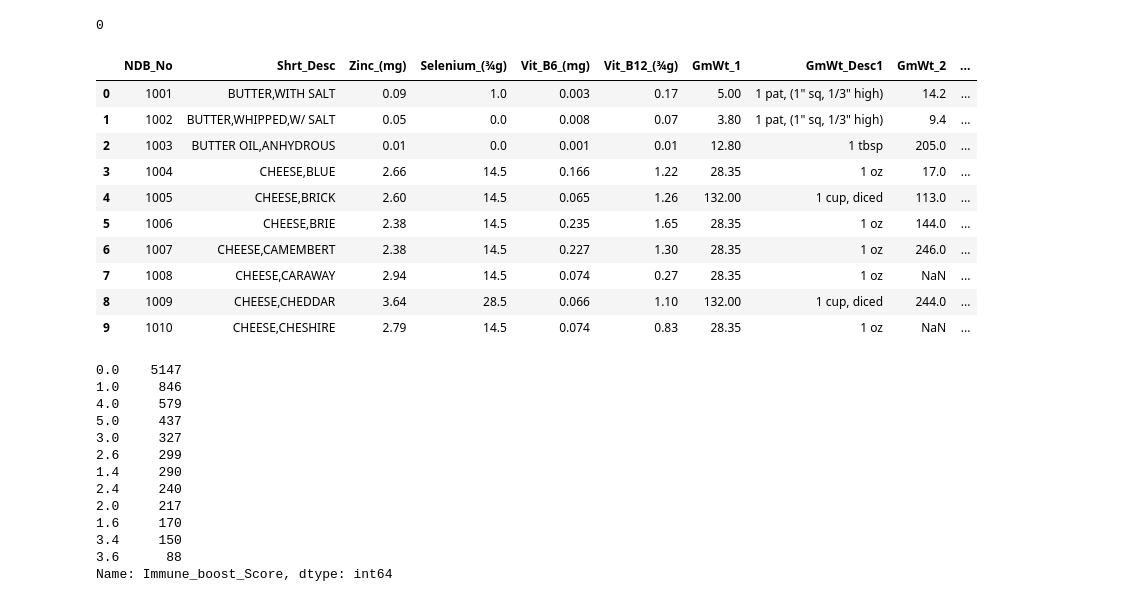
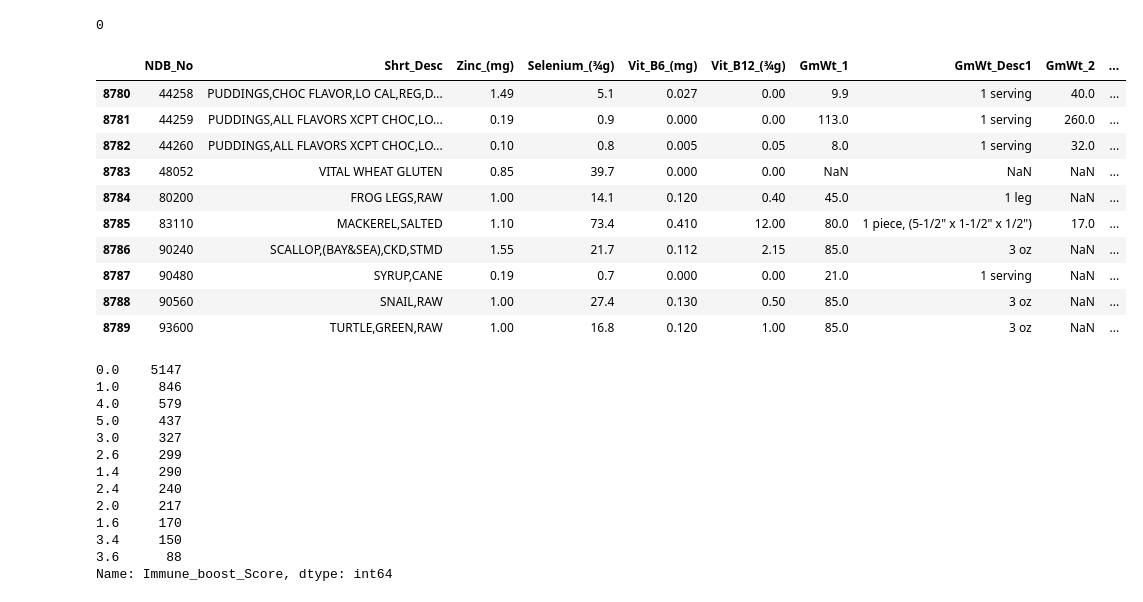
Before and after one commit to linah73/Identifying-immune-boosting-foods, a Jupyter notebook: Capstone2_Food_Scoring_function.ipynb, the cells around one changed output. Saved outputs shown, nothing was run; the diff lists cells and outputs as text; code cells hidden in the pictures.

```diff
--- a/Capstone2_Food_Scoring_function.ipynb
+++ b/Capstone2_Food_Scoring_function.ipynb
@@ -200,19 +200,19 @@ food_scores(1004)
 # %%
 food_df['Immune_boost_Score'] = food_df["NDB_No"].apply(food_scores)
 # %%
-food_df.head(10)
+food_df.tail(10)
 # %% [output]
 |  | NDB_No | Shrt_Desc | Zinc_(mg) | Selenium_(¾g) | Vit_B6_(mg) | Vit_B12_(¾g) | GmWt_1 | GmWt_Desc1 | GmWt_2 | ... |
-| 0 | 1001 | BUTTER,WITH SALT | 0.09 | 1.0 | 0.003 | 0.17 | 5.00 | 1 pat, (1" sq, 1/3" high) | 14.2 | ... |
-| 1 | 1002 | BUTTER,WHIPPED,W/ SALT | 0.05 | 0.0 | 0.008 | 0.07 | 3.80 | 1 pat, (1" sq, 1/3" high) | 9.4 | ... |
-| 2 | 1003 | BUTTER OIL,ANHYDROUS | 0.01 | 0.0 | 0.001 | 0.01 | 12.80 | 1 tbsp | 205.0 | ... |
-| 3 | 1004 | CHEESE,BLUE | 2.66 | 14.5 | 0.166 | 1.22 | 28.35 | 1 oz | 17.0 | ... |
-| 4 | 1005 | CHEESE,BRICK | 2.60 | 14.5 | 0.065 | 1.26 | 132.00 | 1 cup, diced | 113.0 | ... |
-| 5 | 1006 | CHEESE,BRIE | 2.38 | 14.5 | 0.235 | 1.65 | 28.35 | 1 oz | 144.0 | ... |
-| 6 | 1007 | CHEESE,CAMEMBERT | 2.38 | 14.5 | 0.227 | 1.30 | 28.35 | 1 oz | 246.0 | ... |
-| 7 | 1008 | CHEESE,CARAWAY | 2.94 | 14.5 | 0.074 | 0.27 | 28.35 | 1 oz | NaN | ... |
-| 8 | 1009 | CHEESE,CHEDDAR | 3.64 | 28.5 | 0.066 | 1.10 | 132.00 | 1 cup, diced | 244.0 | ... |
-| 9 | 1010 | CHEESE,CHESHIRE | 2.79 | 14.5 | 0.074 | 0.83 | 28.35 | 1 oz | NaN | ... |
+| 8780 | 44258 | PUDDINGS,CHOC FLAVOR,LO CAL,REG,D... | 1.49 | 5.1 | 0.027 | 0.00 | 9.9 | 1 serving | 40.0 | ... |
+| 8781 | 44259 | PUDDINGS,ALL FLAVORS XCPT CHOC,LO... | 0.19 | 0.9 | 0.000 | 0.00 | 113.0 | 1 serving | 260.0 | ... |
+| 8782 | 44260 | PUDDINGS,ALL FLAVORS XCPT CHOC,LO... | 0.10 | 0.8 | 0.005 | 0.05 | 8.0 | 1 serving | 32.0 | ... |
+| 8783 | 48052 | VITAL WHEAT GLUTEN | 0.85 | 39.7 | 0.000 | 0.00 | NaN | NaN | NaN | ... |
+| 8784 | 80200 | FROG LEGS,RAW | 1.00 | 14.1 | 0.120 | 0.40 | 45.0 | 1 leg | NaN | ... |
+| 8785 | 83110 | MACKEREL,SALTED | 1.10 | 73.4 | 0.410 | 12.00 | 80.0 | 1 piece, (5-1/2" x 1-1/2" x 1/2") | 17.0 | ... |
+| 8786 | 90240 | SCALLOP,(BAY&SEA),CKD,STMD | 1.55 | 21.7 | 0.112 | 2.15 | 85.0 | 3 oz | NaN | ... |
+| 8787 | 90480 | SYRUP,CANE | 0.19 | 0.7 | 0.000 | 0.00 | 21.0 | 1 serving | NaN | ... |
+| 8788 | 90560 | SNAIL,RAW | 1.00 | 27.4 | 0.130 | 0.50 | 85.0 | 3 oz | NaN | ... |
+| 8789 | 93600 | TURTLE,GREEN,RAW | 1.00 | 16.8 | 0.120 | 1.00 | 85.0 | 3 oz | NaN | ... |
 # %%
 food_df['Immune_boost_Score'].value_counts()
 # %% [output]
```
